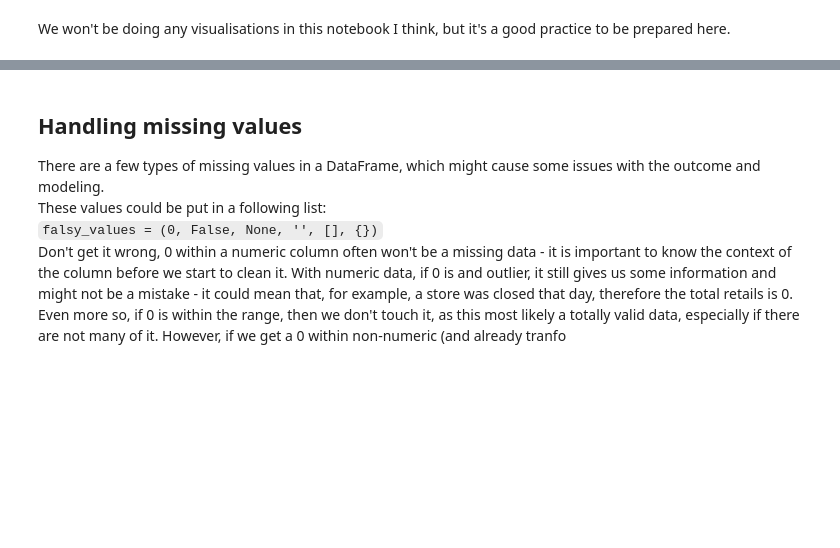
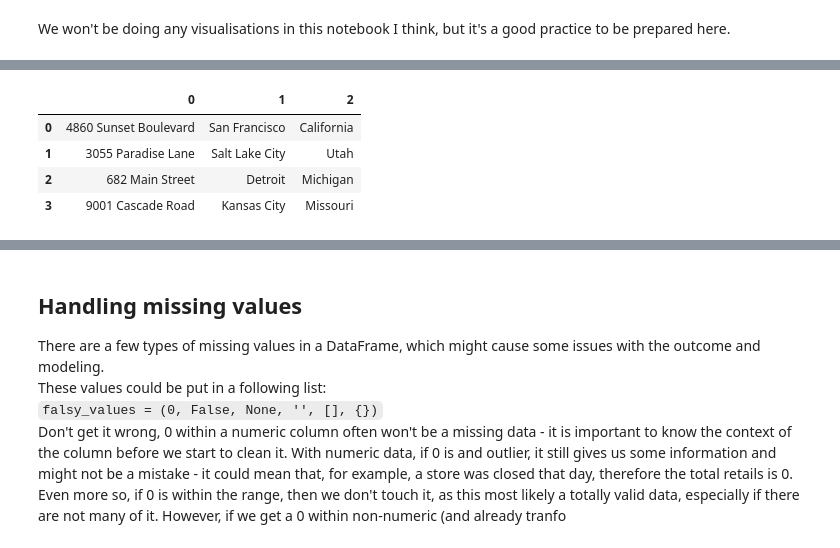
Before and after one commit to miladziekanowska/Data_Analytics, a Jupyter notebook: Pandas_Data_Cleaning.ipynb, the cells around one changed output, grey strips where cells are left out. Saved outputs shown, nothing was run; the diff lists cells and outputs as text; code cells hidden in the pictures; blank space fills up the shorter version.

```diff
--- a/Pandas_Data_Cleaning.ipynb
+++ b/Pandas_Data_Cleaning.ipynb
@@ -34,0 +123,11 @@ Before we jump in to any other cleaning and changes with our data, it is best to
+# %%
+# Now we see that all these Addresses have same template, so we want to split it
+df['Address'].str.split(',', expand=True) # expand=True creates new columns from the split
+# if we do not add it, we will get a list for reach row, where every split will create new element
+# this is however only temporary view!
+# %% [output]
+|  | 0 | 1 | 2 |
+| 0 | 4860 Sunset Boulevard | San Francisco | California |
+| 1 | 3055 Paradise Lane | Salt Lake City | Utah |
+| 2 | 682 Main Street | Detroit | Michigan |
+| 3 | 9001 Cascade Road | Kansas City | Missouri |
```
Also changed, not shown: parts of 22 cells of this notebook.
